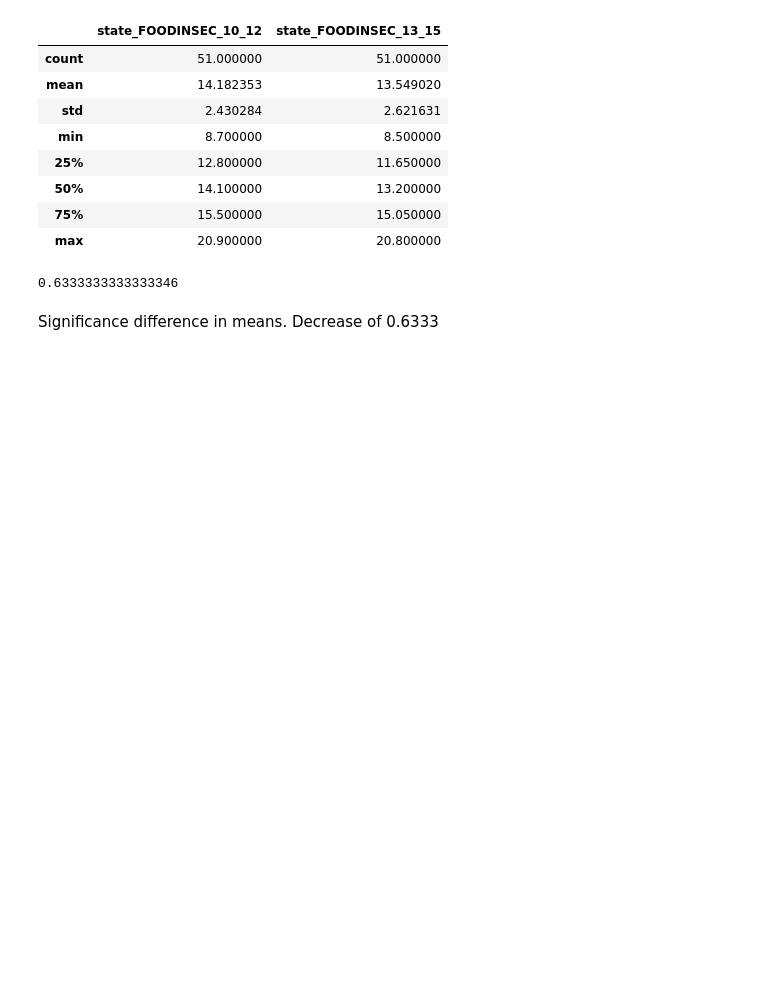
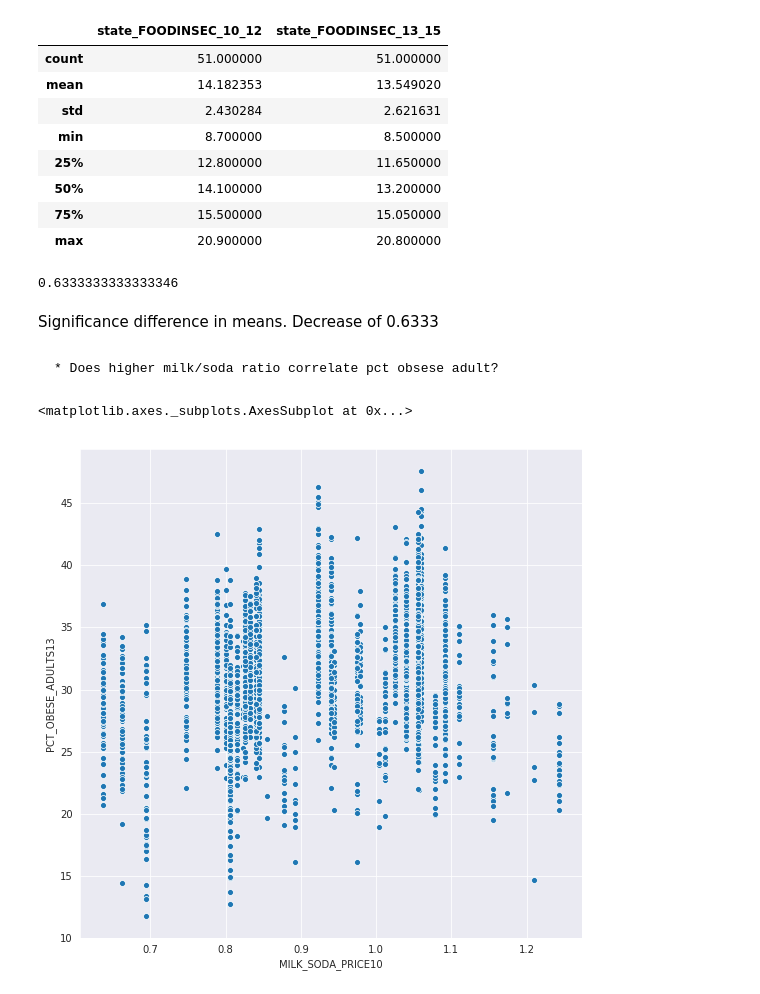
Before and after one commit to chriscross00/projects, a Jupyter notebook: food_security/notebooks/stats.ipynb, the cells around one changed output. Drawn from its saved outputs; the diff is of its cells as text; code cells hidden in the pictures; blank space fills up the shorter version.

```diff
--- a/food_security/notebooks/stats.ipynb
+++ b/food_security/notebooks/stats.ipynb
@@ -17,6 +17,8 @@ In order to determine which test to use, must determine if the data is normally
 - We'll default to a shapiro-wilk test and K^2 test
 # %%
 regression_short = pd.read_csv('../data/processed/regression_short.csv')
+price = pd.read_csv('../data/interim/price_taxes.csv')
+health = pd.read_csv('../data/interim/health.csv')
 # %% [markdown]
 To-Do:
 - Preform feature selection
@@ -110,3 +112,10 @@ a.loc['mean', 'state_FOODINSEC_10_12'] - a.loc['mean', 'state_FOODINSEC_13_15']
 0.6333333333333346
 # %% [markdown]
 Significance difference in means. Decrease of 0.6333
+# %% [markdown]
+    * Does higher milk/soda ratio correlate pct obsese adult?
+# %%
+sns.scatterplot(x=price['MILK_SODA_PRICE10'], y=health['PCT_OBESE_ADULTS13'])
+# %% [output]
+<matplotlib.axes._subplots.AxesSubplot at 0x...>
+[figure, added]
```
Also changed, not shown: parts of 3 cells of this notebook, 5 other files.
